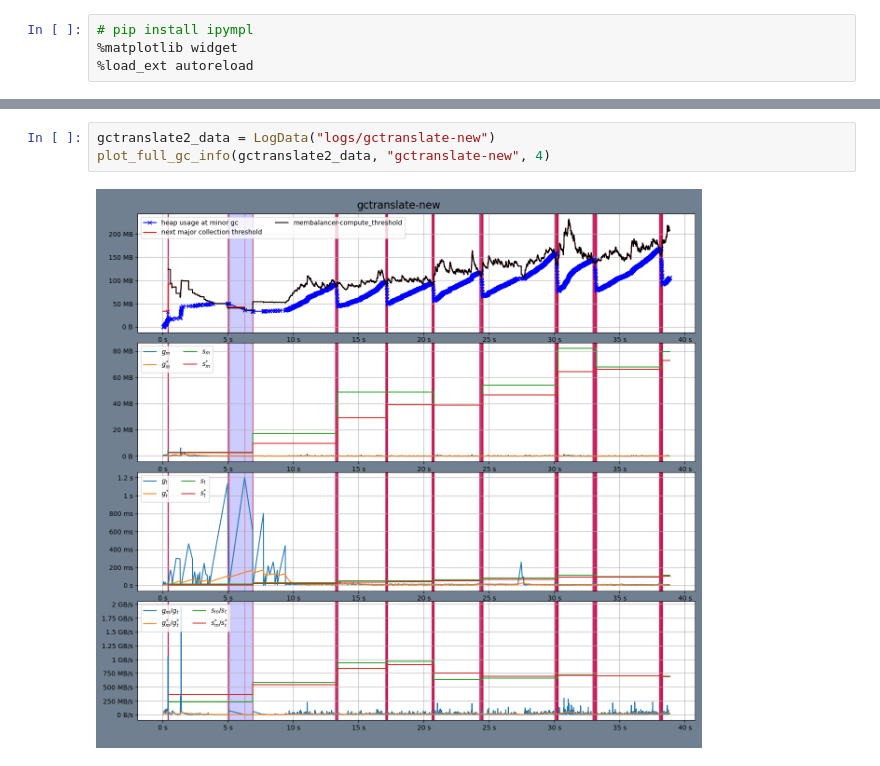
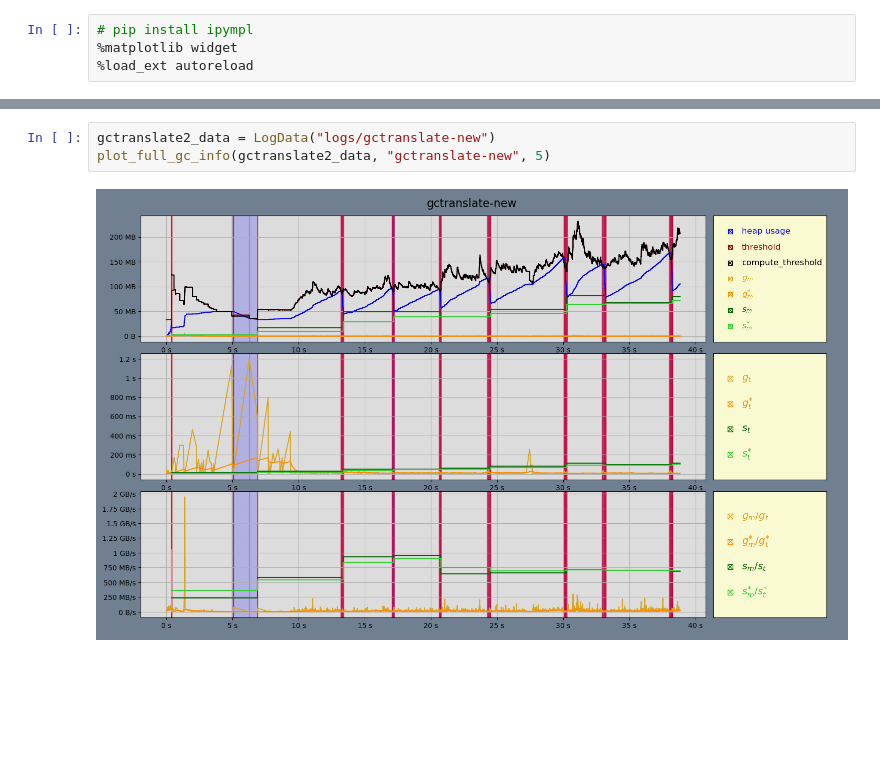
Before and after one commit to enisik/Bachelorarbeit-Skripte, a Jupyter notebook: plots.ipynb, the cells around one changed output, grey strips where cells are left out. Drawn from its saved outputs; the diff is of its cells as text; blank space fills up the shorter version.

Commit message:
Beautified plots

```diff
--- a/plots.ipynb
+++ b/plots.ipynb
@@ -22,7 +21,7 @@ plot_full_gc_info(gctranslate_data, "gctranslate", 4)
 # %%
 gctranslate2_data = LogData("logs/gctranslate-new")
-plot_full_gc_info(gctranslate2_data, "gctranslate-new", 4)
+plot_full_gc_info(gctranslate2_data, "gctranslate-new", 5)
 # %% [output]
-[figure, old version]
+[figure, new version]
 # %%
 gcbench_events = get_events_from("logs/gcbench-old")
```
Also changed, not shown: parts of 6 cells of this notebook, 1 other file.
